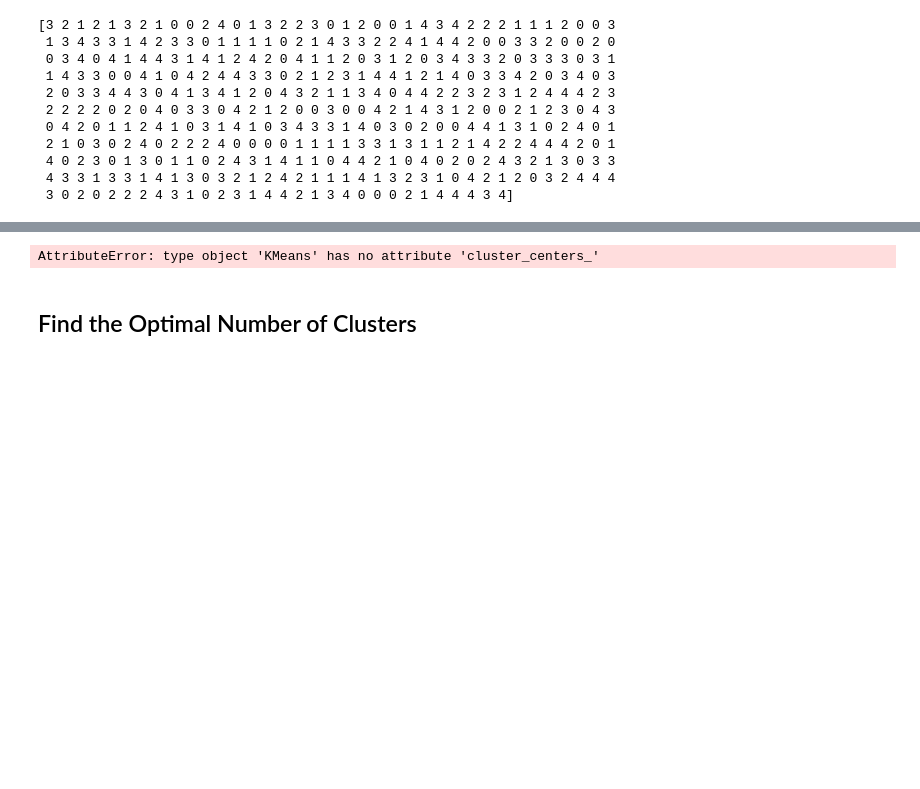
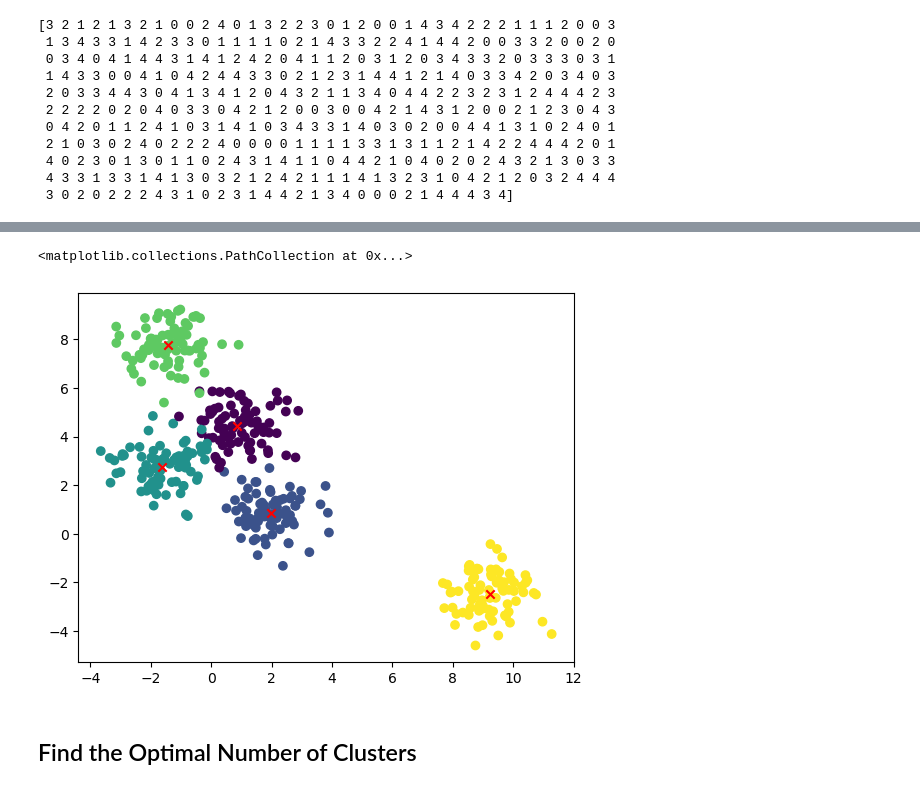
Before and after one commit to TheTharz/ML-Lectures, a Jupyter notebook: Lab 06/KMeans_Students_Version.ipynb, the cells around one changed output, grey strips where cells are left out. Saved outputs shown, nothing was run; the diff lists cells and outputs as text; code cells hidden in the pictures; blank space fills up the shorter version.

```diff
--- a/Lab 06/KMeans_Students_Version.ipynb
+++ b/Lab 06/KMeans_Students_Version.ipynb
@@ -91,12 +92,14 @@ from sklearn.cluster import KMeans
 # Your code here
 # %%
 # Visualize the detected clusters and cluster centers using matplotlib
+plt.scatter(X[:,0], X[:,1], c=y)
 # plot the centroids
-plt.scatter(KMeans.cluster_centers_[:, 0], KMeans.cluster_centers_[:, 1], c='red', marker='x')
+plt.scatter(kmeans.cluster_centers_[:, 0], kmeans.cluster_centers_[:, 1], c='red', marker='x')
 
 # Your code here
 # %% [output]
-AttributeError: type object 'KMeans' has no attribute 'cluster_centers_'
+<matplotlib.collections.PathCollection at 0x...>
+[figure, added]
 # %% [markdown]
 ## Find the Optimal Number of Clusters
 # %% [markdown]
```
Also changed, not shown: parts of 7 cells of this notebook, 1 other file.
